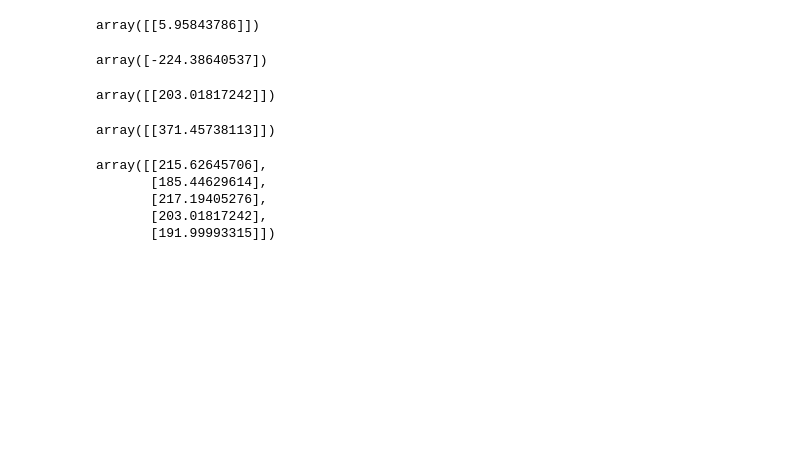
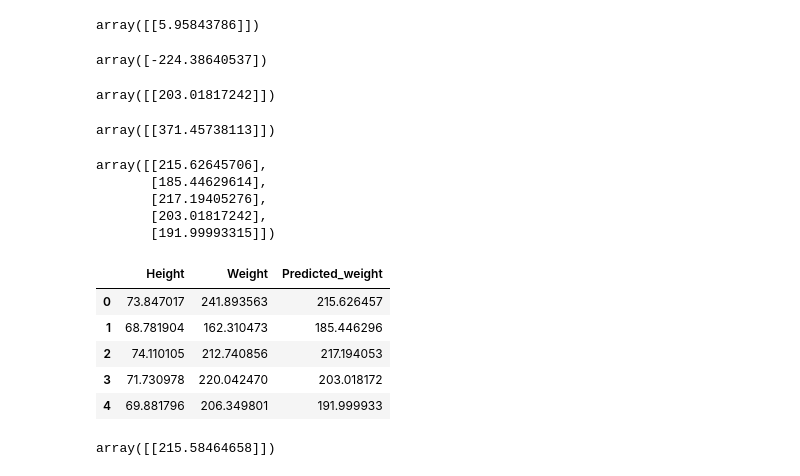
Before and after one commit to rabbi303/Python_Assignments, a Jupyter notebook: rabbi_ds_assignment_04.ipynb, the cells around one changed output. Cells and saved outputs as stored; diff of their text form; code cells hidden in the pictures; blank space fills up the shorter version.

```diff
--- a/rabbi_ds_assignment_04.ipynb
+++ b/rabbi_ds_assignment_04.ipynb
@@ -4,7 +4,7 @@
 import pandas as pd
 import matplotlib.pyplot as plt
 import csv
-df = pd.read_csv('/content/sample_data/Height-Weight Data')
+df = pd.read_csv('/content/sample_data/Height-Weight Data.csv')
 # %%
 df.head() #by default showed 5 rows
 # %% [output]
@@ -130,3 +130,18 @@ array([[215.62645706],
        [217.19405276],
        [203.01817242],
        [191.99993315]])
+# %%
+df['Predicted_weight'] = reg.predict(x)
+# %%
+df.head(5)
+# %% [output]
+|  | Height | Weight | Predicted_weight |
+| 0 | 73.847017 | 241.893563 | 215.626457 |
+| 1 | 68.781904 | 162.310473 | 185.446296 |
+| 2 | 74.110105 | 212.740856 | 217.194053 |
+| 3 | 71.730978 | 220.042470 | 203.018172 |
+| 4 | 69.881796 | 206.349801 | 191.999933 |
+# %%
+reg.predict([[73.84]])
+# %% [output]
+array([[215.58464658]])
```
